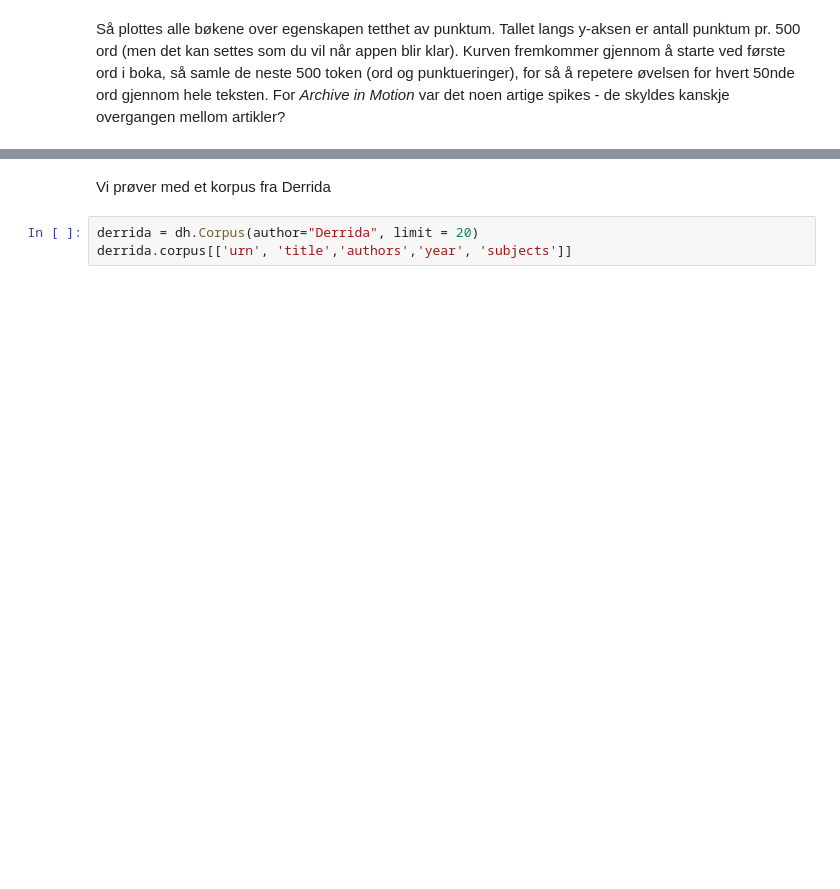
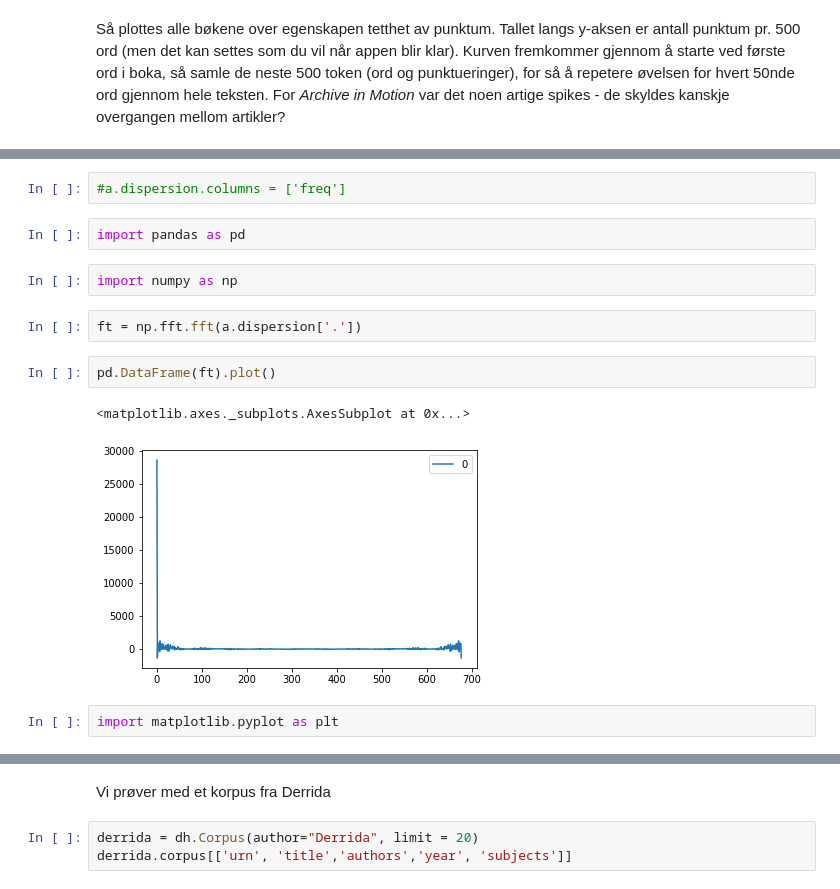
Before and after one commit to Yoonsen/narrative-buer, a Jupyter notebook: punctuation_in_text.ipynb, the cells around one changed output, grey strips where cells are left out. Saved outputs shown, nothing was run; the diff lists cells and outputs as text; blank space fills up the shorter version.

```diff
--- a/punctuation_in_text.ipynb
+++ b/punctuation_in_text.ipynb
@@ -36,0 +42,15 @@ display(corpus)
+# %%
+#a.dispersion.columns = ['freq']
+# %%
+import pandas as pd
+# %%
+import numpy as np
+# %%
+ft = np.fft.fft(a.dispersion['.'])
+# %%
+pd.DataFrame(ft).plot()
+# %% [output]
+<matplotlib.axes._subplots.AxesSubplot at 0x...>
+[figure, added]
+# %%
+import matplotlib.pyplot as plt
```
Also changed, not shown: parts of 9 cells of this notebook, 1 other file.
